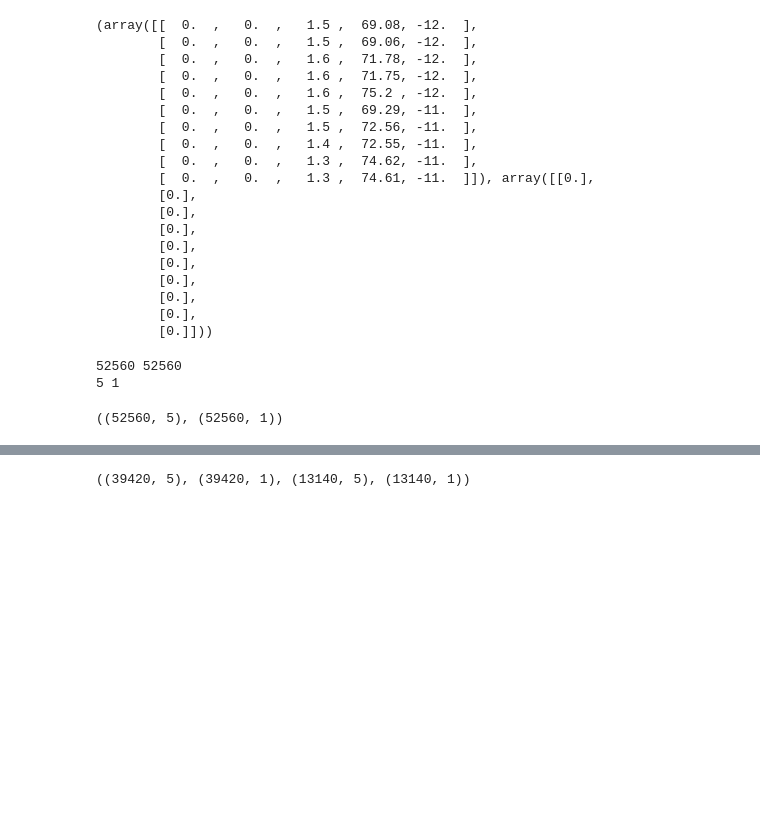
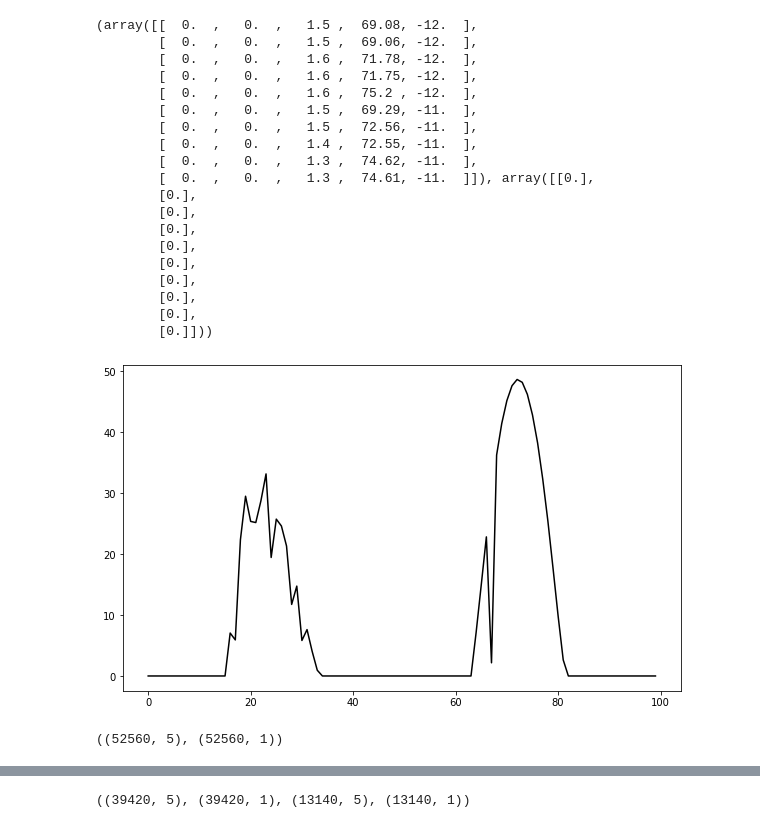
Before and after one commit to J-woooo/Dacon, a Jupyter notebook: wooooooo/ActionBeam.ipynb, the cells around one changed output, grey strips where cells are left out. Drawn from its saved outputs; the diff is of its cells as text; code cells hidden in the pictures; blank space fills up the shorter version.

```diff
--- a/wooooooo/ActionBeam.ipynb
+++ b/wooooooo/ActionBeam.ipynb
@@ -3,7 +3,8 @@ import matplotlib.pyplot as plt
 import pandas as pd
 import numpy as np
 # %%
-sun_data = pd.read_csv("train.csv")
+data = pd.read_csv("train.csv")
+sun_data = data.copy()
 sun_data.drop(['Day', 'Hour','Minute'], axis='columns', inplace=True)
 sun_data.head()
 # %% [output]
@@ -62,14 +57,18 @@ X[:10], Y[:10]
         [0.],
         [0.],
         [0.]]))
-# %%
-print(len(X), len(Y))
-print(len(X[0]), len(Y[0]))
-X.shape, Y.shape
-# %% [output]
-52560 52560
-5 1
-((52560, 5), (52560, 1))
+# %%
+ def timeseries (x_axis, y_axis) :
+    plt.figure (figsize = (10, 6))
+    plt.plot (x_axis, y_axis, color = 'black')
+
+ timeseries (range(100), Y[:100])
+# %% [output]
+[figure, added]
+# %%
+X.shape, Y.shape
+# %% [output]
+((52560, 5), (52560, 1))
 # %%
 from sklearn.preprocessing import StandardScaler
 from sklearn.preprocessing import MinMaxScaler
```
Also changed, not shown: parts of 14 cells of this notebook.
